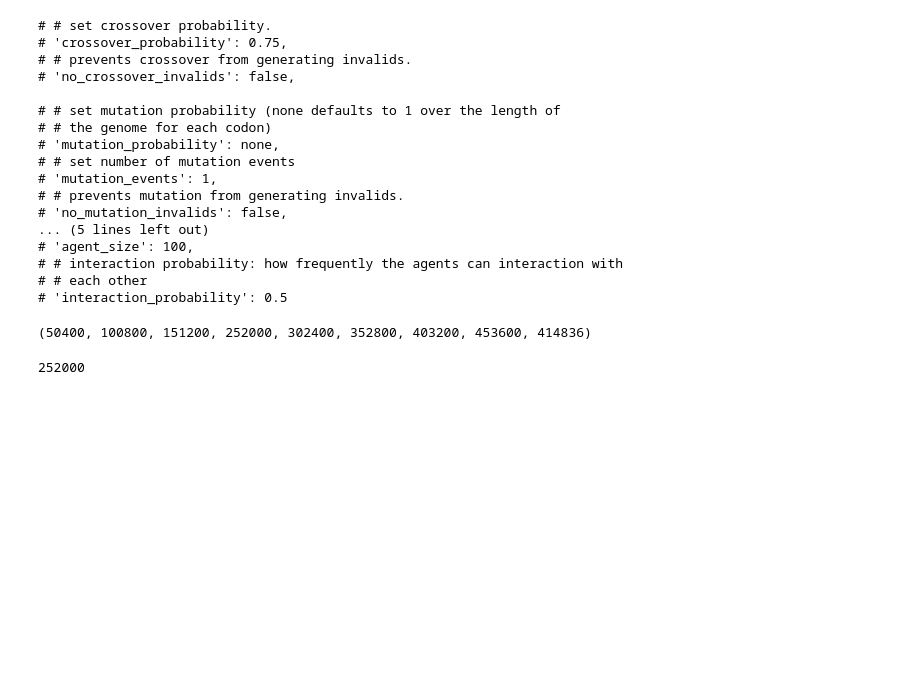
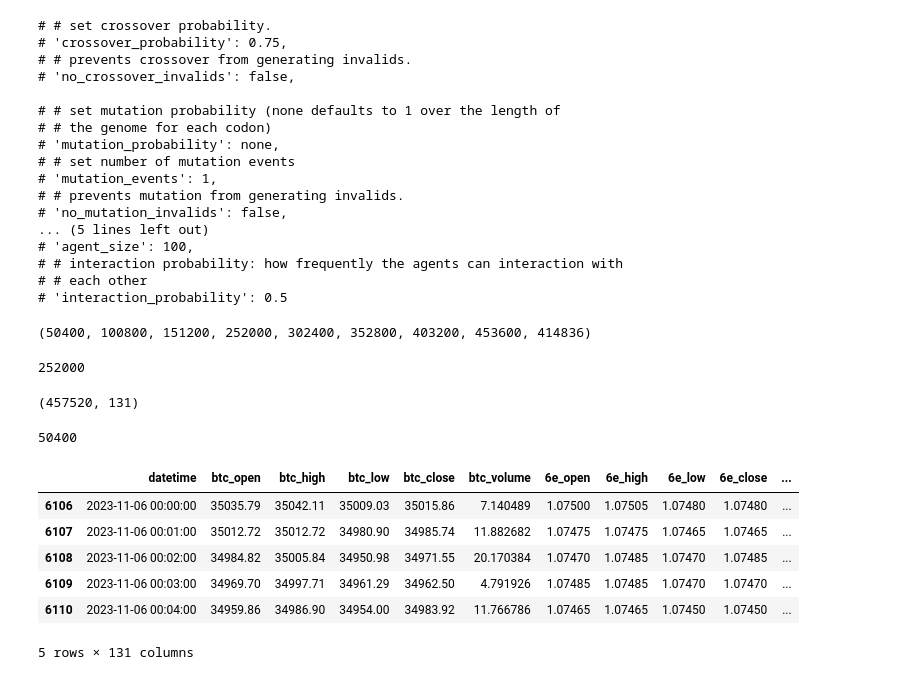
Before and after one commit to VaheC/PonyGE2, a Jupyter notebook: test.ipynb, the cells around one changed output. Cells and saved outputs as stored; diff of their text form; code cells hidden in the pictures; blank space fills up the shorter version.

```diff
--- a/test.ipynb
+++ b/test.ipynb
@@ -5083,3 +5296,43 @@ print(text.lower())
 7 * 60 * 24 * 25
 # %% [output]
 252000
+# %%
+df = pd.read_csv(Path(r'C:/\Users/\vchar/\OneDrive/\Desktop/\ML Projects/\Upwork/\AlgoT_ML_Dev/\GrammarEvolution/\PonyGE2/\all_data_1min.csv'))
+# df = pd.read_csv('/kaggle/input/btcusd-test/BTCUSD_ohlcv.csv')
+# df = pd.read_csv('/kaggle/input/btcusd-test/BTC-ETH-1m.csv')
+# df = pd.read_csv('/kaggle/input/btcusd-test/all_data_1min.csv')
+df['datetime'] = pd.to_datetime(df['datetime'])
+# df = df.iloc[-10080:]
+# df = df.iloc[-525600:]
+# df = df.iloc[252000: (252000+50400)]
+df.sort_values('datetime', ascending=True, inplace=True)
+df.reset_index(inplace=True, drop=True)
+price_data = {}
+# price_data['open'] = df['open'].values
+# price_data['close'] = df['close'].values
+# price_data['high'] = df['high'].values
+# price_data['low'] = df['low'].values
+# price_data['volume'] = df['volume'].values
+for col in df.columns:
+    if col == 'datetime':
+        continue
+    else:
+        price_data[col] = df[col].values
+# %%
+df
+# %% [output]
+(457520, 131)
+# %%
+7 * 24 * 60 * 5
+# %% [output]
+50400
+# %%
+df[df['datetime'].dt.dayofweek == 0].head()
+# %% [output]
+|  | datetime | btc_open | btc_high | btc_low | btc_close | btc_volume | 6e_open | 6e_high | 6e_low | 6e_close | ... |
+| 6106 | 2023-11-06 00:00:00 | 35035.79 | 35042.11 | 35009.03 | 35015.86 | 7.140489 | 1.07500 | 1.07505 | 1.07480 | 1.07480 | ... |
+| 6107 | 2023-11-06 00:01:00 | 35012.72 | 35012.72 | 34980.90 | 34985.74 | 11.882682 | 1.07475 | 1.07475 | 1.07465 | 1.07465 | ... |
+| 6108 | 2023-11-06 00:02:00 | 34984.82 | 35005.84 | 34950.98 | 34971.55 | 20.170384 | 1.07470 | 1.07485 | 1.07470 | 1.07485 | ... |
+| 6109 | 2023-11-06 00:03:00 | 34969.70 | 34997.71 | 34961.29 | 34962.50 | 4.791926 | 1.07485 | 1.07485 | 1.07470 | 1.07470 | ... |
+| 6110 | 2023-11-06 00:04:00 | 34959.86 | 34986.90 | 34954.00 | 34983.92 | 11.766786 | 1.07465 | 1.07465 | 1.07450 | 1.07450 | ... |
+5 rows × 131 columns
```
Also changed, not shown: parts of 18 cells of this notebook.
